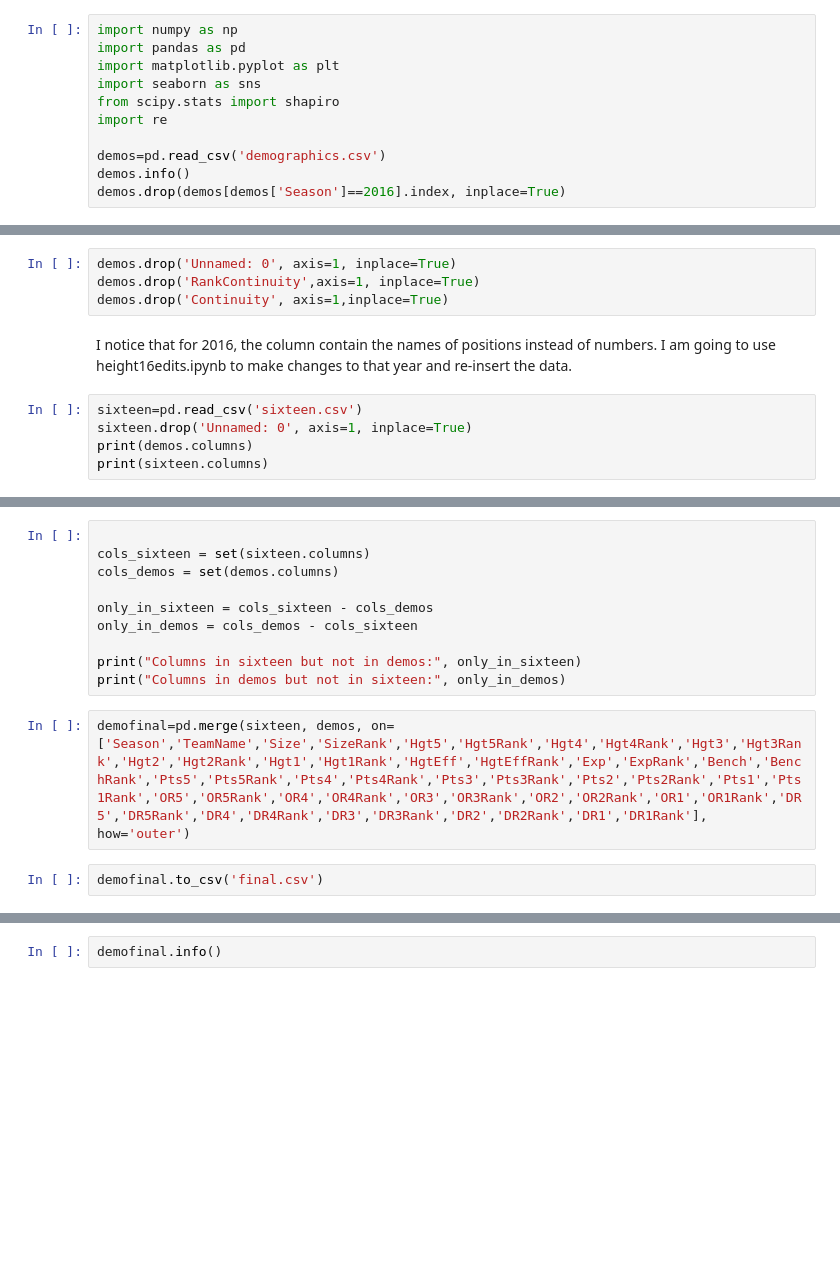
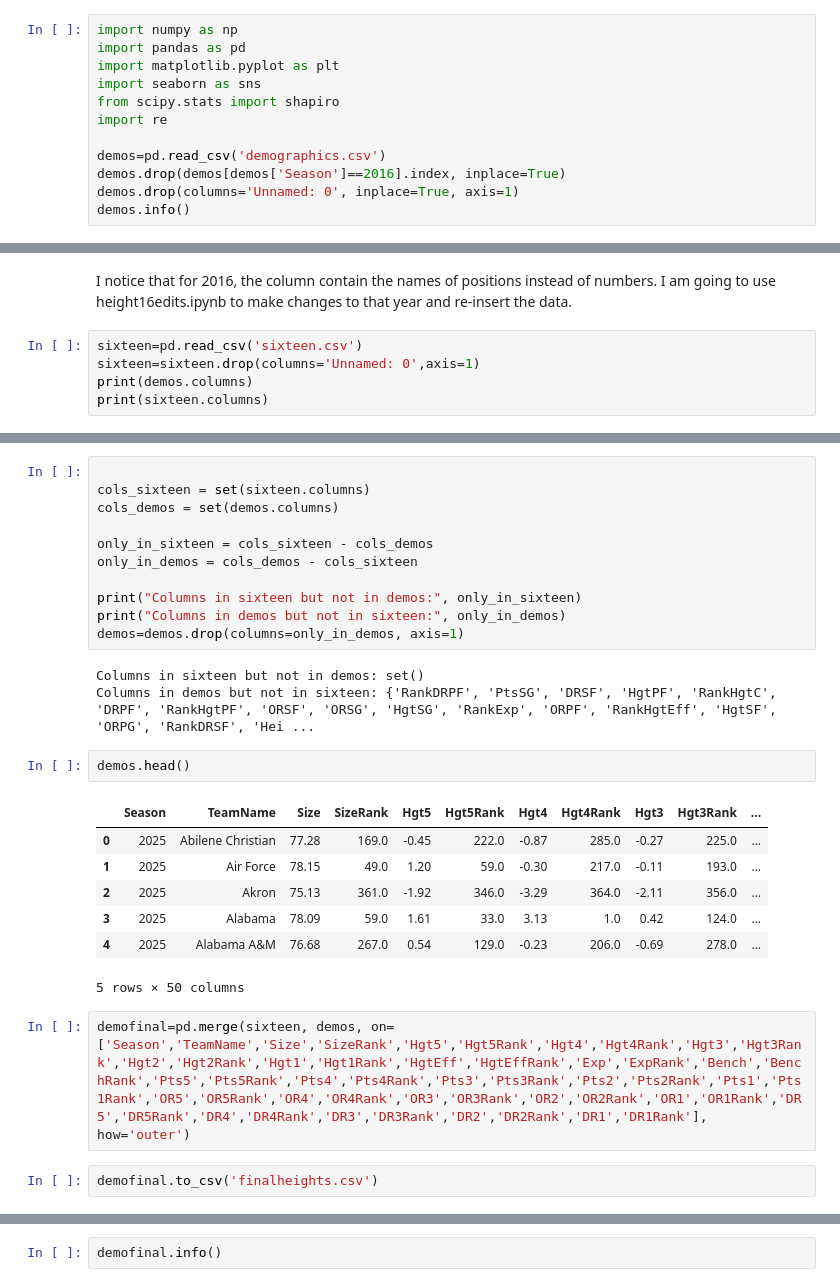
Before and after one commit to maddog19527/KenPom_Datasets, a Jupyter notebook: demographics/demographics_eda.ipynb, the cells around one changed output, grey strips where cells are left out. Drawn from its saved outputs; the diff is of its cells as text; blank space fills up the shorter version.

```diff
--- a/demographics/demographics_eda.ipynb
+++ b/demographics/demographics_eda.ipynb
@@ -7,5 +7,6 @@ from scipy.stats import shapiro
 import re
 
 demos=pd.read_csv('demographics.csv')
+demos.drop(demos[demos['Season']==2016].index, inplace=True)
+demos.drop(columns='Unnamed: 0', inplace=True, axis=1)
 demos.info()
-demos.drop(demos[demos['Season']==2016].index, inplace=True)
@@ -12,11 +31,7 @@ demos.drop(demos[demos['Season']==2016].index, inplace=True)
-# %%
-demos.drop('Unnamed: 0', axis=1, inplace=True)
-demos.drop('RankContinuity',axis=1, inplace=True)
-demos.drop('Continuity', axis=1,inplace=True)
 # %% [markdown]
 I notice that for 2016, the column contain the names of positions instead of numbers. I am going to use height16edits.ipynb to make changes to that year and re-insert the data.
 # %%
 sixteen=pd.read_csv('sixteen.csv')
-sixteen.drop('Unnamed: 0', axis=1, inplace=True)
+sixteen=sixteen.drop(columns='Unnamed: 0',axis=1)
 print(demos.columns)
 print(sixteen.columns)
@@ -30,8 +63,22 @@ only_in_demos = cols_demos - cols_sixteen
 
 print("Columns in sixteen but not in demos:", only_in_sixteen)
 print("Columns in demos but not in sixteen:", only_in_demos)
+demos=demos.drop(columns=only_in_demos, axis=1)
+# %% [output]
+Columns in sixteen but not in demos: set()
+Columns in demos but not in sixteen: {'RankDRPF', 'PtsSG', 'DRSF', 'HgtPF', 'RankHgtC', 'DRPF', 'RankHgtPF', 'ORSF', 'ORSG', 'HgtSG', 'RankExp', 'ORPF', 'RankHgtEff', 'HgtSF', 'ORPG', 'RankDRSF', 'Hei ...
+# %%
+demos.head()
+# %% [output]
+|  | Season | TeamName | Size | SizeRank | Hgt5 | Hgt5Rank | Hgt4 | Hgt4Rank | Hgt3 | Hgt3Rank | ... |
+| 0 | 2025 | Abilene Christian | 77.28 | 169.0 | -0.45 | 222.0 | -0.87 | 285.0 | -0.27 | 225.0 | ... |
+| 1 | 2025 | Air Force | 78.15 | 49.0 | 1.20 | 59.0 | -0.30 | 217.0 | -0.11 | 193.0 | ... |
+| 2 | 2025 | Akron | 75.13 | 361.0 | -1.92 | 346.0 | -3.29 | 364.0 | -2.11 | 356.0 | ... |
+| 3 | 2025 | Alabama | 78.09 | 59.0 | 1.61 | 33.0 | 3.13 | 1.0 | 0.42 | 124.0 | ... |
+| 4 | 2025 | Alabama A&M | 76.68 | 267.0 | 0.54 | 129.0 | -0.23 | 206.0 | -0.69 | 278.0 | ... |
+5 rows × 50 columns
 # %%
 demofinal=pd.merge(sixteen, demos, on=['Season','TeamName','Size','SizeRank','Hgt5','Hgt5Rank','Hgt4','Hgt4Rank','Hgt3','Hgt3Rank','Hgt2','Hgt2Rank','Hgt1','Hgt1Rank','HgtEff','HgtEffRank','Exp','ExpRank','Bench','BenchRank','Pts5','Pts5Rank','Pts4','Pts4Rank','Pts3','Pts3Rank','Pts2','Pts2Rank','Pts1','Pts1Rank','OR5','OR5Rank','OR4','OR4Rank','OR3','OR3Rank','OR2','OR2Rank','OR1','OR1Rank','DR5','DR5Rank','DR4','DR4Rank','DR3','DR3Rank','DR2','DR2Rank','DR1','DR1Rank'], how='outer')
 # %%
-demofinal.to_csv('final.csv')
+demofinal.to_csv('finalheights.csv')
 # %%
```
Also changed, not shown: parts of 7 cells of this notebook, 9 other files.
